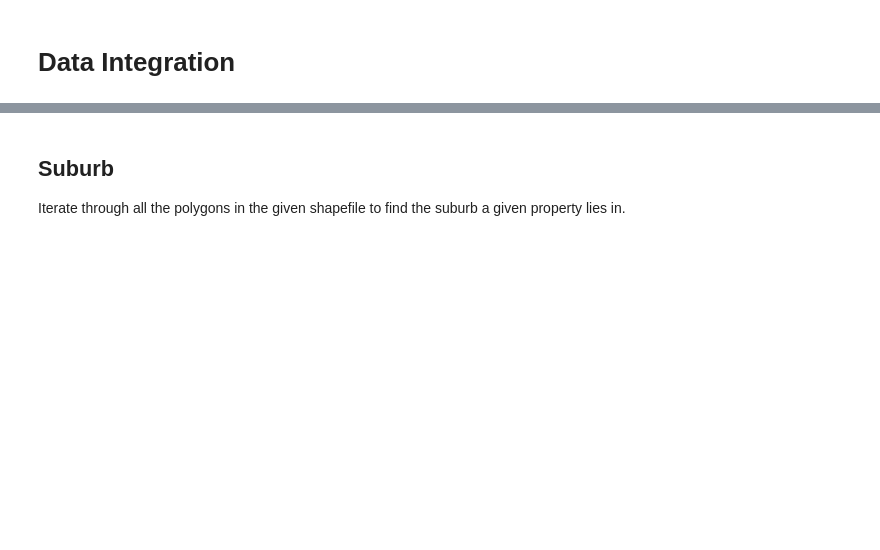
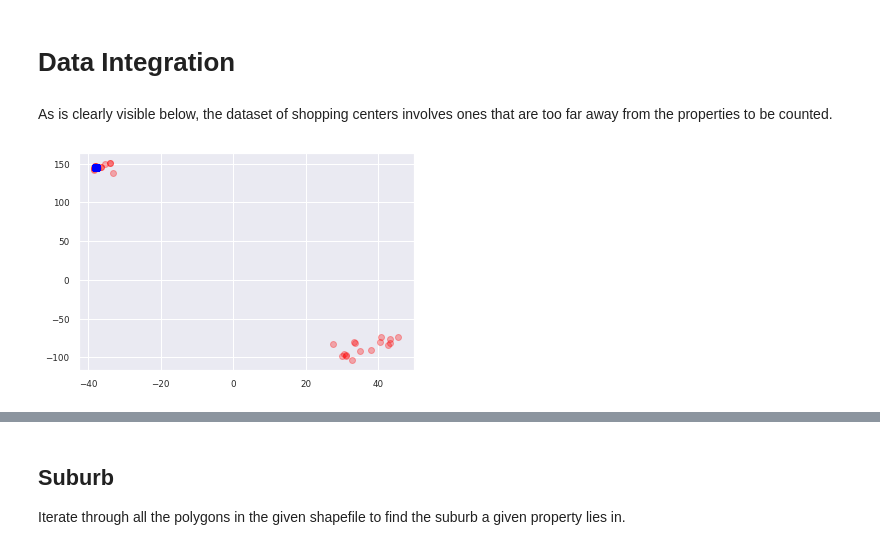
Before and after one commit to saiashirwad/ishan_dw, a Jupyter notebook: A3/A3.ipynb, the cells around one changed output, grey strips where cells are left out. Saved outputs shown, nothing was run; the diff lists cells and outputs as text; code cells hidden in the pictures; blank space fills up the shorter version.

```diff
--- a/A3/A3.ipynb
+++ b/A3/A3.ipynb
@@ -82,11 +85,19 @@ for i, child in enumerate(soup.body.root.children):
 real_state_xml = pd.DataFrame(data, columns=tags)
 real_state_json = pd.read_json('29893909/real_state.json')
 real_state = real_state_json.append(real_state_xml)
+# %% [markdown]
+As is clearly visible below, the dataset of shopping centers involves ones that are too far away from the properties to be counted.
 # %%
 shoppingcenters = tabula.read_pdf('29893909/shopingcenters.pdf', pages='all')
+
 shoppingcenters = reduce(lambda a, b: a.append(b), shoppingcenters)
-
 sc_id = list(shoppingcenters.sc_id)
 lat = [round(i, 6) for i in list(shoppingcenters.lat)]
 lng = [round(i, 6) for i in list(shoppingcenters.lng)]
 sc_coordinates = [np.array((la, ln)) for la, ln in zip(lat, lng)]
+sc_coordinates
+plt.scatter(lat, lng, color="red", alpha=0.3)
+plt.scatter(real_state.lat, real_state.lng, color="blue")
+shoppingcenters = shoppingcenters.drop(['Unnamed: 0'], axis=1)
+# %% [output]
+[figure, added]
```
Also changed, not shown: parts of 44 cells of this notebook.
